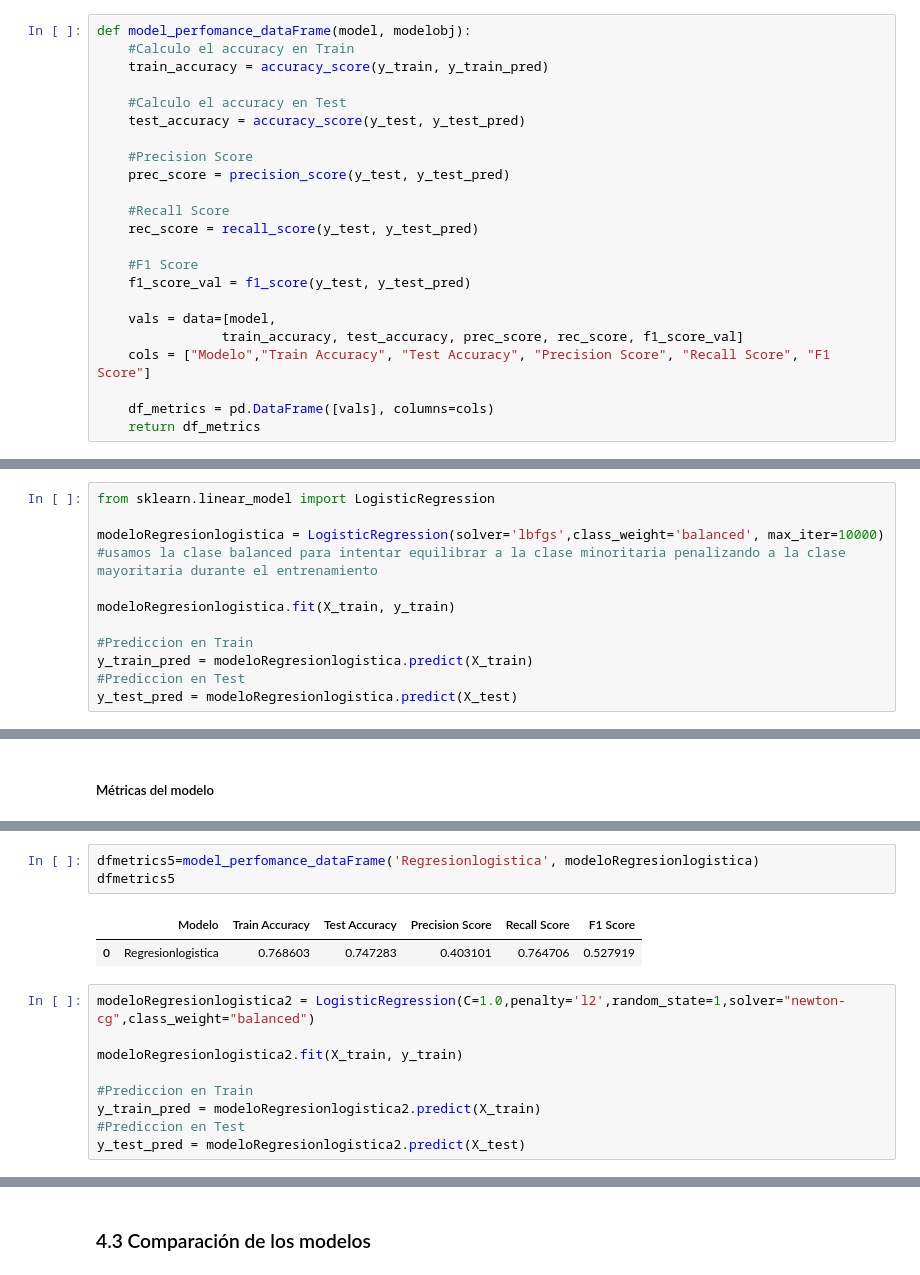
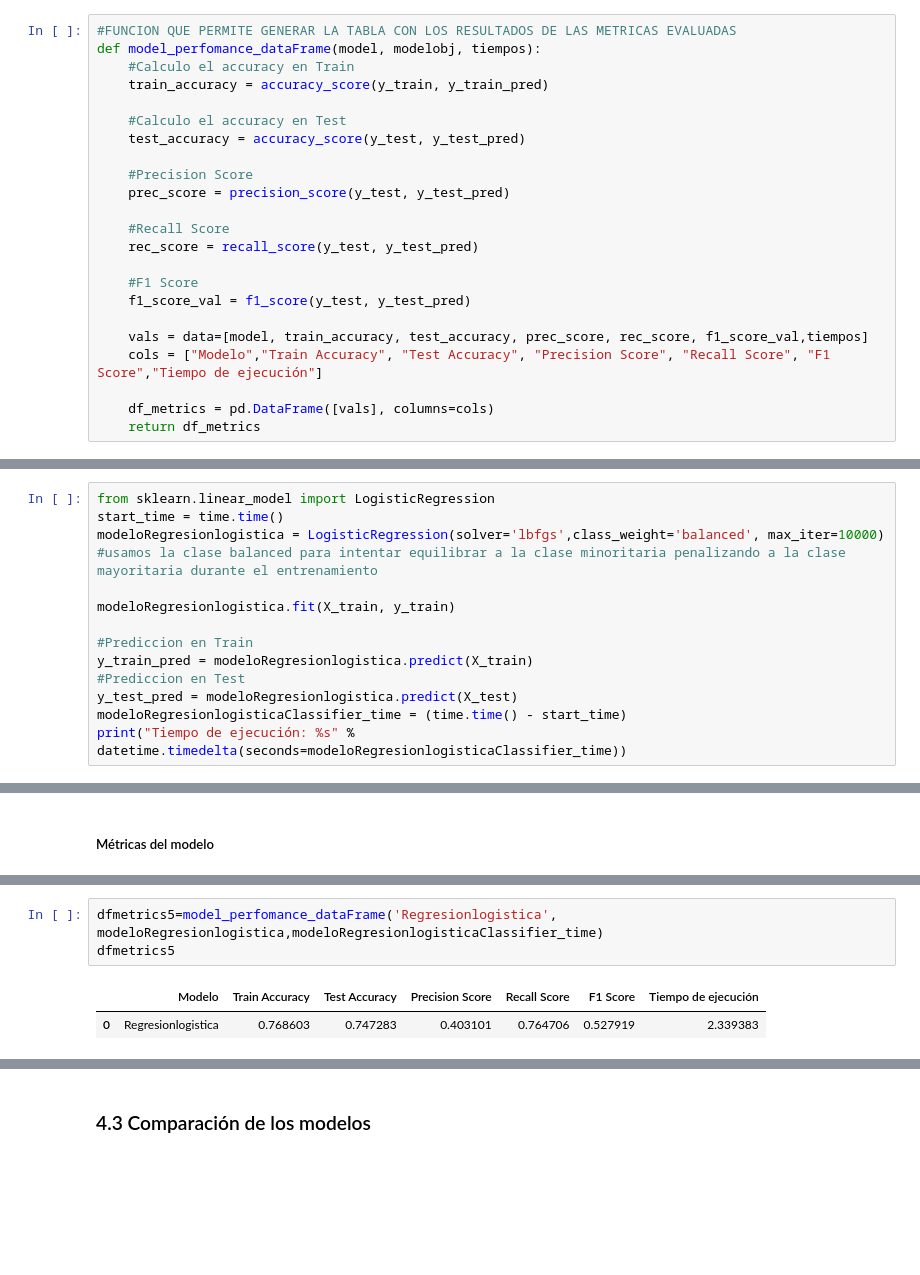
Before and after one commit to kurepa82/CODERHOUSE_IBMHR, a Jupyter notebook: ENTREGA_FINAL_HR.ipynb, the cells around one changed output, grey strips where cells are left out. Saved outputs shown, nothing was run; the diff lists cells and outputs as text; blank space fills up the shorter version.

```diff
--- a/ENTREGA_FINAL_HR.ipynb
+++ b/ENTREGA_FINAL_HR.ipynb
@@ -524,7 +547,8 @@ def model_performance_plot2(model, modelobj) :
     axes[0].plot([0, 1], [0, 1],'r--')
     axes[0].set(xlabel='Tasa de Falsos Positivos', ylabel='Tasa de Verdaderos Positivos')
 # %%
-def model_perfomance_dataFrame(model, modelobj):
+#FUNCION QUE PERMITE GENERAR LA TABLA CON LOS RESULTADOS DE LAS METRICAS EVALUADAS
+def model_perfomance_dataFrame(model, modelobj, tiempos):
     #Calculo el accuracy en Train
     train_accuracy = accuracy_score(y_train, y_train_pred)
 
@@ -540,9 +564,8 @@ def model_perfomance_dataFrame(model, modelobj):
     #F1 Score
     f1_score_val = f1_score(y_test, y_test_pred)
 
-    vals = data=[model,
-                train_accuracy, test_accuracy, prec_score, rec_score, f1_score_val]
-    cols = ["Modelo","Train Accuracy", "Test Accuracy", "Precision Score", "Recall Score", "F1 Score"]
+    vals = data=[model, train_accuracy, test_accuracy, prec_score, rec_score, f1_score_val,tiempos]
+    cols = ["Modelo","Train Accuracy", "Test Accuracy", "Precision Score", "Recall Score", "F1 Score","Tiempo de ejecución"]
 
     df_metrics = pd.DataFrame([vals], columns=cols)
     return df_metrics
@@ -727,7 +772,7 @@ dfmetrics4
 #### Logistic Regression
 # %%
 from sklearn.linear_model import LogisticRegression
-
+start_time = time.time()
 modeloRegresionlogistica = LogisticRegression(solver='lbfgs',class_weight='balanced', max_iter=10000) #usamos la clase balanced para intentar equilibrar a la clase minoritaria penalizando a la clase mayoritaria durante el entrenamiento
 
 modeloRegresionlogistica.fit(X_train, y_train)
@@ -736,3 +781,5 @@ modeloRegresionlogistica.fit(X_train, y_train)
 y_train_pred = modeloRegresionlogistica.predict(X_train)
 #Prediccion en Test
 y_test_pred = modeloRegresionlogistica.predict(X_test)
+modeloRegresionlogisticaClassifier_time = (time.time() - start_time)
+print("Tiempo de ejecución: %s" % datetime.timedelta(seconds=modeloRegresionlogisticaClassifier_time))
@@ -748,15 +793,6 @@ Regresionlogistica : f1=0.528 auc=0.603
 # %%
-dfmetrics5=model_perfomance_dataFrame('Regresionlogistica', modeloRegresionlogistica)
+dfmetrics5=model_perfomance_dataFrame('Regresionlogistica', modeloRegresionlogistica,modeloRegresionlogisticaClassifier_time)
 dfmetrics5
 # %% [output]
-|  | Modelo | Train Accuracy | Test Accuracy | Precision Score | Recall Score | F1 Score |
-| 0 | Regresionlogistica | 0.768603 | 0.747283 | 0.403101 | 0.764706 | 0.527919 |
+|  | Modelo | Train Accuracy | Test Accuracy | Precision Score | Recall Score | F1 Score | Tiempo de ejecución |
+| 0 | Regresionlogistica | 0.768603 | 0.747283 | 0.403101 | 0.764706 | 0.527919 | 2.339383 |
-# %%
-modeloRegresionlogistica2 = LogisticRegression(C=1.0,penalty='l2',random_state=1,solver="newton-cg",class_weight="balanced")
-
-modeloRegresionlogistica2.fit(X_train, y_train)
-
-#Prediccion en Train
-y_train_pred = modeloRegresionlogistica2.predict(X_train)
-#Prediccion en Test
-y_test_pred = modeloRegresionlogistica2.predict(X_test)
```
Also changed, not shown: parts of 50 cells of this notebook.
